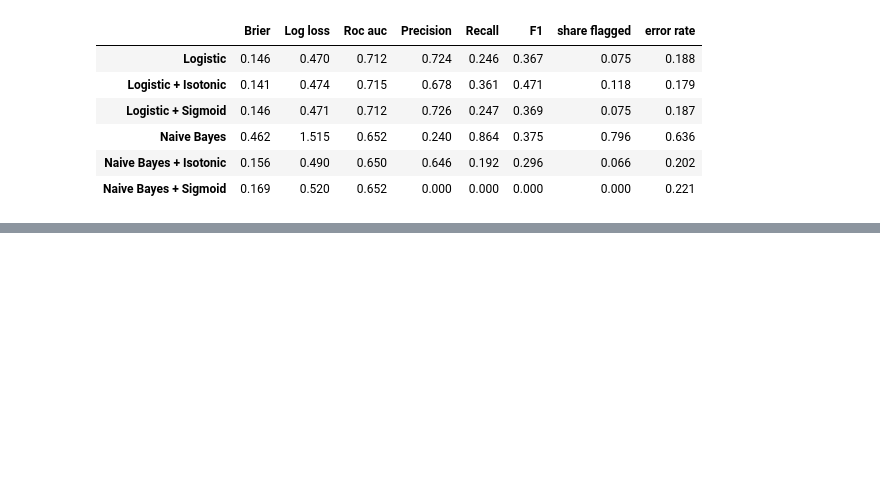
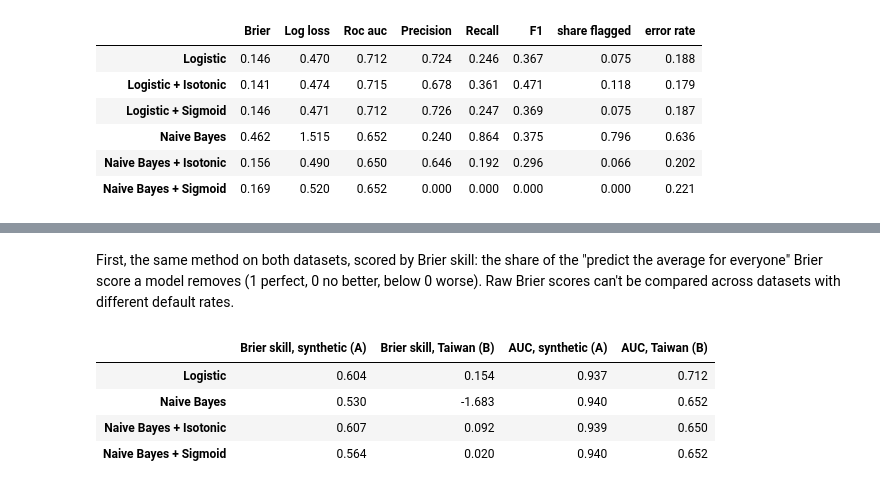
Before and after one commit to Oscar339/dst-sprint0, a Jupyter notebook: report/03-Calibration.ipynb, the cells around one changed output, grey strips where cells are left out. Drawn from its saved outputs; the diff is of its cells as text; code cells hidden in the pictures; blank space fills up the shorter version.

```diff
--- a/report/03-Calibration.ipynb
+++ b/report/03-Calibration.ipynb
@@ -435,0 +354,31 @@ informative one.
+# %% [markdown]
+First, the same method on both datasets, scored by Brier skill: the share of
+the "predict the average for everyone" Brier score a model removes (1 perfect,
+0 no better, below 0 worse). Raw Brier scores can't be compared across
+datasets with different default rates.
+# %%
+# Part A's labels again (Part B replaced y), to get the synthetic data's yardstick.
+_, y_syn = make_classification(
+    n_samples=100_000, n_features=20, n_informative=2, n_redundant=10, random_state=42
+)
+_, y_syn_test = train_test_split(y_syn, test_size=0.99, random_state=42)
+
+def skill(brier, y_ref):
+    """Brier skill: the share of the 'predict the average for everyone' Brier score removed."""
+    return 1 - brier / brier_score_loss(y_ref, np.full(len(y_ref), y_ref.mean()))
+
+# The example builds its column names by deleting "score", leaving stray spaces ("Roc auc ").
+example = score_df.rename(columns=str.strip)
+names = ["Logistic", "Naive Bayes", "Naive Bayes + Isotonic", "Naive Bayes + Sigmoid"]
+pd.DataFrame({
+    "Brier skill, synthetic (A)": skill(example.loc[names, "Brier  loss"], y_syn_test),
+    "Brier skill, Taiwan (B)":    skill(results.loc[names, "Brier"], y_test),
+    "AUC, synthetic (A)":         example.loc[names, "Roc auc"],
+    "AUC, Taiwan (B)":            results.loc[names, "Roc auc"],
+}).round(3)
+# %% [output]
+|  | Brier skill, synthetic (A) | Brier skill, Taiwan (B) | AUC, synthetic (A) | AUC, Taiwan (B) |
+| Logistic | 0.604 | 0.154 | 0.937 | 0.712 |
+| Naive Bayes | 0.530 | -1.683 | 0.940 | 0.652 |
+| Naive Bayes + Isotonic | 0.607 | 0.092 | 0.939 | 0.650 |
+| Naive Bayes + Sigmoid | 0.564 | 0.020 | 0.940 | 0.652 |
```
Also changed, not shown: parts of 19 cells of this notebook, 1 other file.
